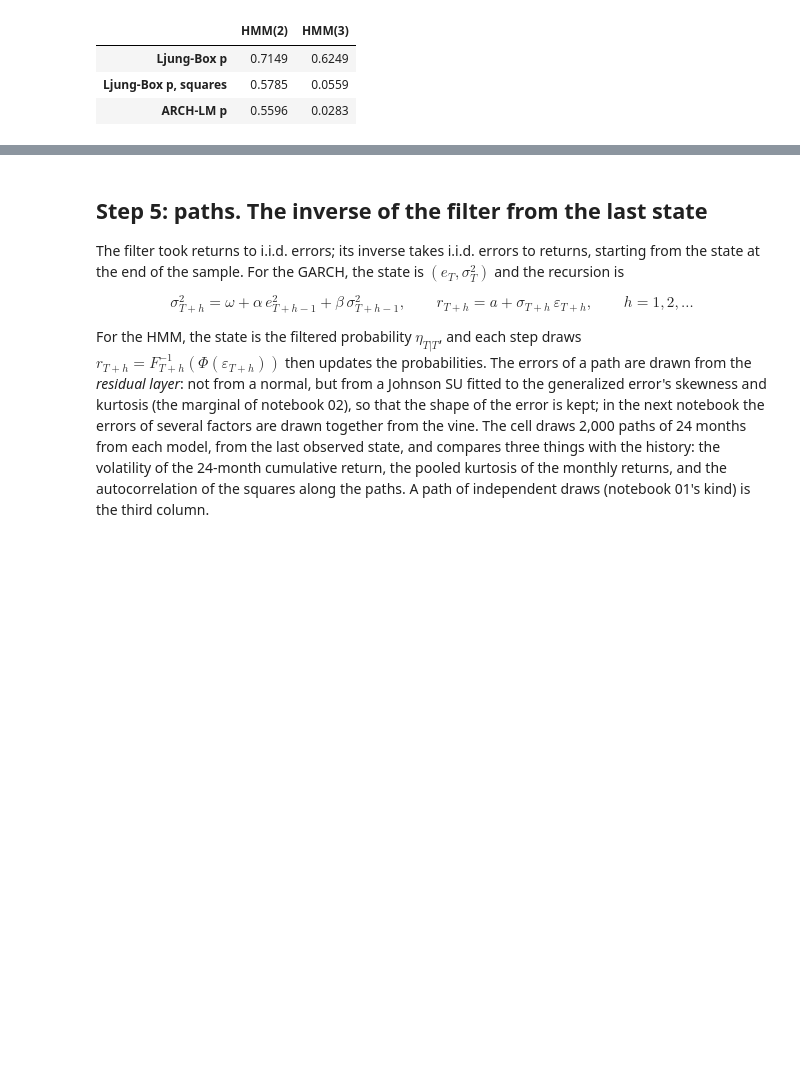
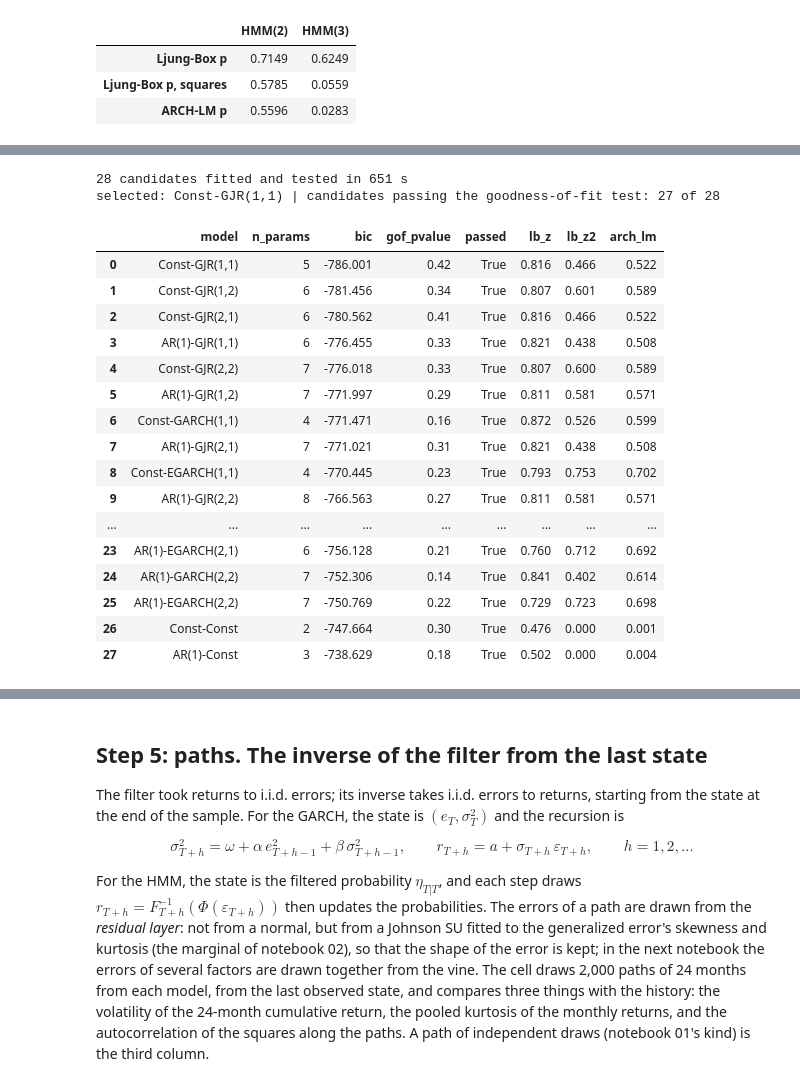
Before and after one commit to mamadouyamar/CVineMarketGen, a Jupyter notebook: examples/04_time_series_of_a_factor.ipynb, the cells around one changed output, grey strips where cells are left out. Saved outputs shown, nothing was run; the diff lists cells and outputs as text; code cells hidden in the pictures; blank space fills up the shorter version.

```diff
--- a/examples/04_time_series_of_a_factor.ipynb
+++ b/examples/04_time_series_of_a_factor.ipynb
@@ -326,0 +319,28 @@ dynamics of the variance.
+# %%
+import warnings; warnings.filterwarnings("ignore")  # arch reports iteration limits on a few (2,2) refits
+t0 = time.time()
+sel = select_dynamics(y.to_frame(), B=100, seed=0, verbose=False); print(f"28 candidates fitted and tested in {time.time() - t0:.0f} s")
+cand = sel.candidates.sort_values("bic")[["model", "n_params", "bic", "gof_pvalue", "passed", "lb_z", "lb_z2", "arch_lm"]].reset_index(drop=True)
+best = sel.models["Equity DM"]
+print("selected:", best.name, "| candidates passing the goodness-of-fit test:", int(cand["passed"].sum()), "of", len(cand))
+cand.round(3)
+# %% [output]
+28 candidates fitted and tested in 651 s
+selected: Const-GJR(1,1) | candidates passing the goodness-of-fit test: 27 of 28
+|  | model | n_params | bic | gof_pvalue | passed | lb_z | lb_z2 | arch_lm |
+| 0 | Const-GJR(1,1) | 5 | -786.001 | 0.42 | True | 0.816 | 0.466 | 0.522 |
+| 1 | Const-GJR(1,2) | 6 | -781.456 | 0.34 | True | 0.807 | 0.601 | 0.589 |
+| 2 | Const-GJR(2,1) | 6 | -780.562 | 0.41 | True | 0.816 | 0.466 | 0.522 |
+| 3 | AR(1)-GJR(1,1) | 6 | -776.455 | 0.33 | True | 0.821 | 0.438 | 0.508 |
+| 4 | Const-GJR(2,2) | 7 | -776.018 | 0.33 | True | 0.807 | 0.600 | 0.589 |
+| 5 | AR(1)-GJR(1,2) | 7 | -771.997 | 0.29 | True | 0.811 | 0.581 | 0.571 |
+| 6 | Const-GARCH(1,1) | 4 | -771.471 | 0.16 | True | 0.872 | 0.526 | 0.599 |
+| 7 | AR(1)-GJR(2,1) | 7 | -771.021 | 0.31 | True | 0.821 | 0.438 | 0.508 |
+| 8 | Const-EGARCH(1,1) | 4 | -770.445 | 0.23 | True | 0.793 | 0.753 | 0.702 |
+| 9 | AR(1)-GJR(2,2) | 8 | -766.563 | 0.27 | True | 0.811 | 0.581 | 0.571 |
+| ... | ... | ... | ... | ... | ... | ... | ... | ... |
+| 23 | AR(1)-EGARCH(2,1) | 6 | -756.128 | 0.21 | True | 0.760 | 0.712 | 0.692 |
+| 24 | AR(1)-GARCH(2,2) | 7 | -752.306 | 0.14 | True | 0.841 | 0.402 | 0.614 |
+| 25 | AR(1)-EGARCH(2,2) | 7 | -750.769 | 0.22 | True | 0.729 | 0.723 | 0.698 |
+| 26 | Const-Const | 2 | -747.664 | 0.30 | True | 0.476 | 0.000 | 0.001 |
+| 27 | AR(1)-Const | 3 | -738.629 | 0.18 | True | 0.502 | 0.000 | 0.004 |
```
Also changed, not shown: parts of 15 cells of this notebook.
